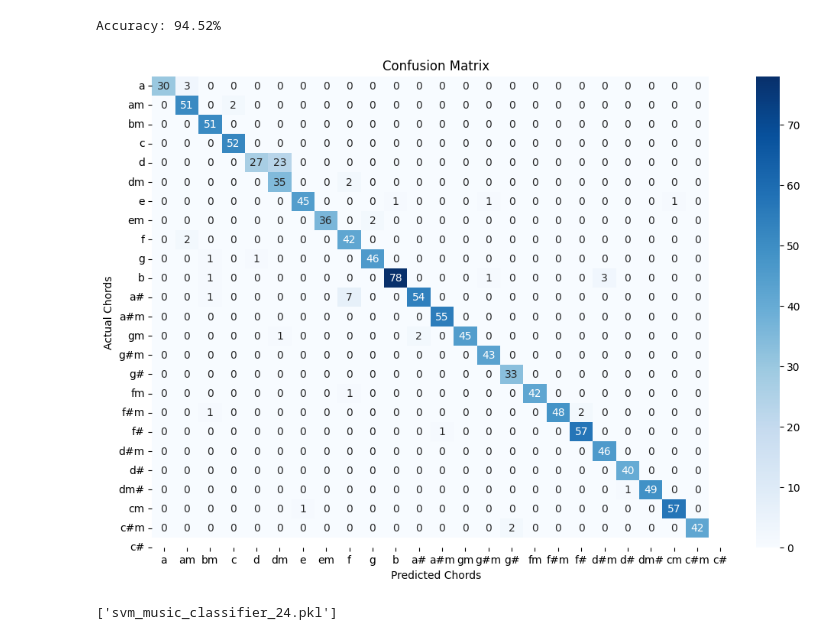
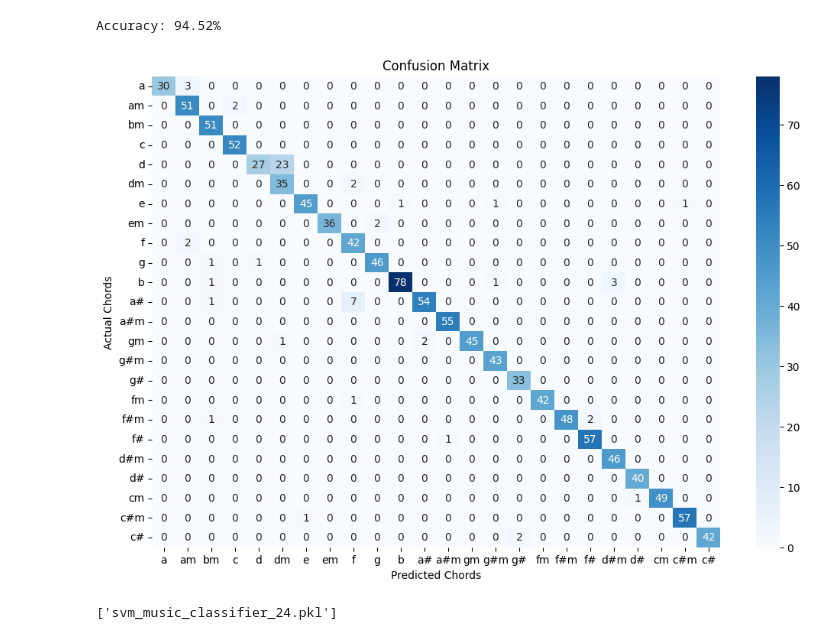
Before and after one commit to ZenSerito/ChordClassification, a Jupyter notebook: Machine_Learning/notebooks/svm.ipynb, the cells around one changed output. Saved outputs shown, nothing was run; the diff lists cells and outputs as text; code cells hidden in the pictures.

```diff
--- a/Machine_Learning/notebooks/svm.ipynb
+++ b/Machine_Learning/notebooks/svm.ipynb
@@ -70,16 +70,16 @@ print(f'Accuracy: {accuracy * 100:.2f}%')
 Accuracy: 94.52%
 # %%
 # Create confusion matrix
-labels = ['a', 'am', 'bm', 'c', 'd', 'dm', 'e', 'em', 'f', 'g', 'b', 'a#', 'a#m', 'gm', 'g#m', 'g#', 'fm', 'f#m', 'f#', 'd#m', 'd#', 'dm#', 'cm', 'c#m', 'c#']
+labels = ['a', 'am', 'bm', 'c', 'd', 'dm', 'e', 'em', 'f', 'g', 'b', 'a#', 'a#m', 'gm', 'g#m', 'g#', 'fm', 'f#m', 'f#', 'd#m', 'd#', 'cm', 'c#m', 'c#']
 cm = confusion_matrix(y_test, y_pred)
 plt.figure(figsize=(12, 8))
 sns.heatmap(cm, annot=True, fmt='d', cmap='Blues', xticklabels=labels, yticklabels=labels)
 plt.xlabel('Predicted Chords')
 plt.ylabel('Actual Chords')
 plt.title('Confusion Matrix')
 plt.show()
 # %% [output]
-[figure, old version]
+[figure, new version]
 # %%
 # Save the trained model
 import joblib
```
